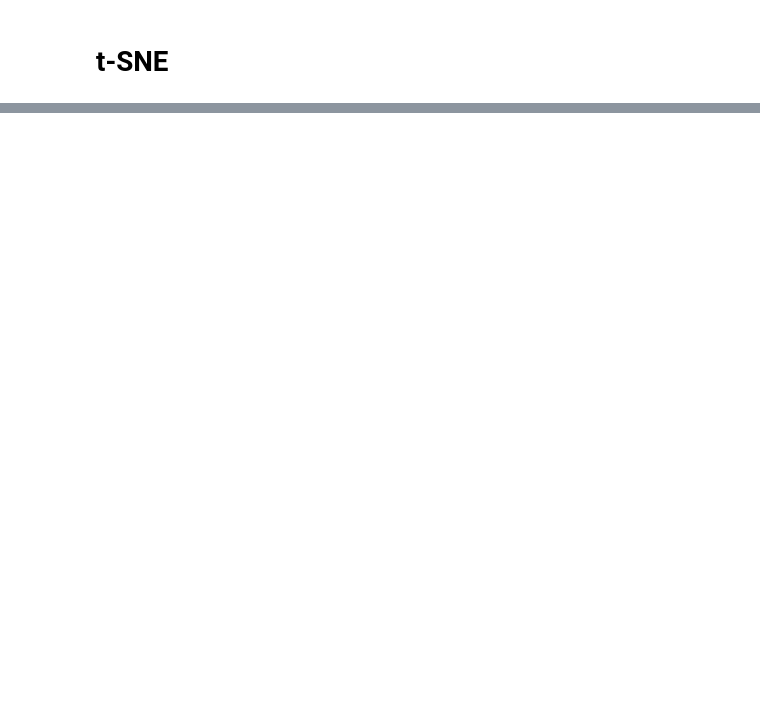
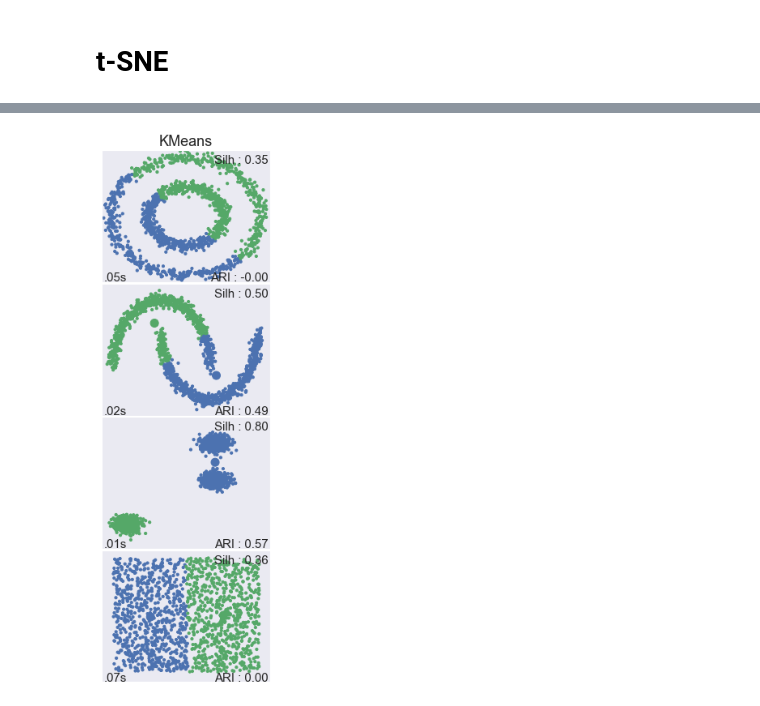
Before and after one commit to pnplab/ML_CRIUSMM, a Jupyter notebook: cours_4/cours_4.ipynb, the cells around one changed output, grey strips where cells are left out. Drawn from its saved outputs; the diff is of its cells as text; code cells hidden in the pictures; blank space fills up the shorter version.

```diff
--- a/cours_4/cours_4.ipynb
+++ b/cours_4/cours_4.ipynb
@@ -380,0 +580,89 @@ sns.scatterplot(X_embedded[:,0], X_embedded[:,1])
+# %%
+print(__doc__)
+
+import time
+
+import numpy as np
+import matplotlib.pyplot as plt
+
+from sklearn import cluster, datasets, metrics
+from sklearn.neighbors import kneighbors_graph
+from sklearn.preprocessing import StandardScaler
+
+
+np.random.seed(0)
+
+# Generate datasets. We choose the size big enough to see the scalability
+# of the algorithms, but not too big to avoid too long running times
+n_samples = 1500
+noisy_circles = datasets.make_circles(n_samples=n_samples, factor=.5,
+                                      noise=.05)
+noisy_moons = datasets.make_moons(n_samples=n_samples, noise=.05)
+blobs = datasets.make_blobs(n_samples=n_samples, random_state=8)
+no_structure = np.random.rand(n_samples, 2), np.zeros(1500,)
+
+colors = np.array([x for x in 'bgrcmykbgrcmykbgrcmykbgrcmyk'])
+colors = np.hstack([colors] * 20)
+
+
+clustering_names = ['KMeans']
+
+plt.figure(figsize=(len(clustering_names) * 3, 9.5))
+plt.subplots_adjust(left=.02, right=.98, bottom=.001, top=.96, wspace=.05,
+                    hspace=.01)
+plot_num = 1
+
+datasets = [noisy_circles, noisy_moons, blobs, no_structure]
+
+print('\nKMEANS')
+for i_dataset, dataset in enumerate(datasets):
+    X, y = dataset
+
+    # normalize dataset for easier parameter selection
+    X = StandardScaler().fit_transform(X)
+
+    kmeans = cluster.KMeans(n_clusters=2)
+
+    clustering_algorithms = [kmeans]
+
+    for name, algorithm in zip(clustering_names, clustering_algorithms):
+        # predict cluster memberships
+        t0 = time.time()
+        algorithm.fit(X)
+        t1 = time.time()
+        if hasattr(algorithm, 'labels_'):
+            y_pred = algorithm.labels_.astype(np.int)
+        else:
+            y_pred = algorithm.predict(X)
+
+        silhouette = metrics.silhouette_score(X, y_pred)
+        print('\nMatrice de contingence ', i_dataset+1, ' : \n', metrics.cluster.contingency_matrix(y, y_pred))
+        ARI = metrics.adjusted_rand_score(y, y_pred)
+
+        # plot
+        plt.subplot(4, len(clustering_algorithms), plot_num)
+        if i_dataset == 0:
+            plt.title(name, size=18)
+        plt.scatter(X[:, 0], X[:, 1], color=colors[y_pred].tolist(), s=10)
+
+        if hasattr(algorithm, 'cluster_centers_'):
+            centers = algorithm.cluster_centers_
+            center_colors = colors[:len(centers)]
+            plt.scatter(centers[:, 0], centers[:, 1], s=100, c=center_colors)
+        plt.xlim(-2, 2)
+        plt.ylim(-2, 2)
+        plt.xticks(())
+        plt.yticks(())
+        plt.text(.99, .9, ('Silh : %.2f' % silhouette),
+                 transform=plt.gca().transAxes, size=15,
+                 horizontalalignment='right')
+        plt.text(.99, .01, ('ARI : %.2f' % ARI),
+                 transform=plt.gca().transAxes, size=15,
+                 horizontalalignment='right')
+        plt.text(.01, .01, ('%.2fs' % (t1 - t0)).lstrip('0'),
+                 transform=plt.gca().transAxes, size=15,
+                 horizontalalignment='left')
+        plot_num += 1
+
+plt.show()
+# %% [output]
@@ -381,3 +688,4 @@ sns.scatterplot(X_embedded[:,0], X_embedded[:,1])
+[figure, added]
 # %%
 import warnings
 warnings.filterwarnings("ignore")
```
Also changed, not shown: parts of 30 cells of this notebook, 25 other files.
